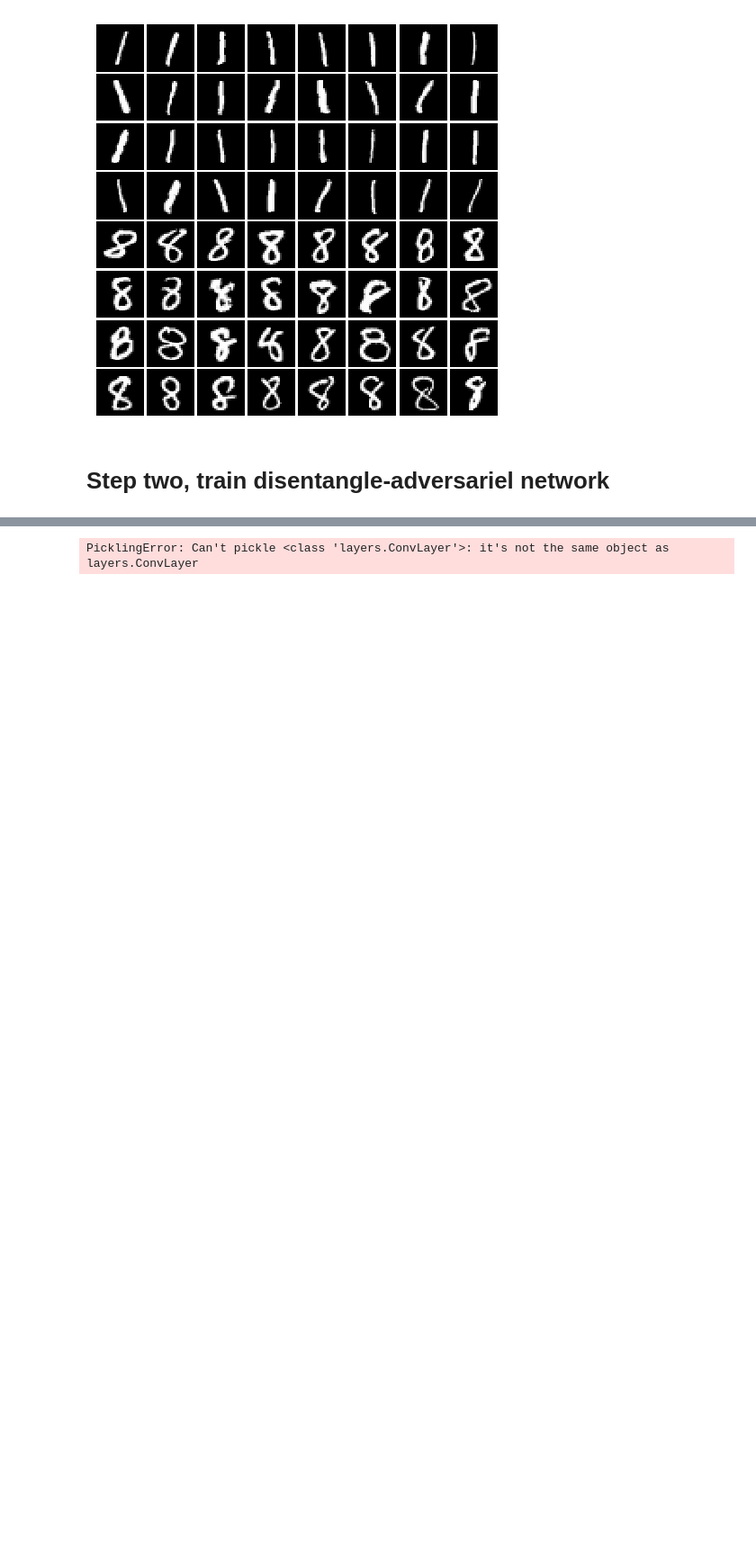
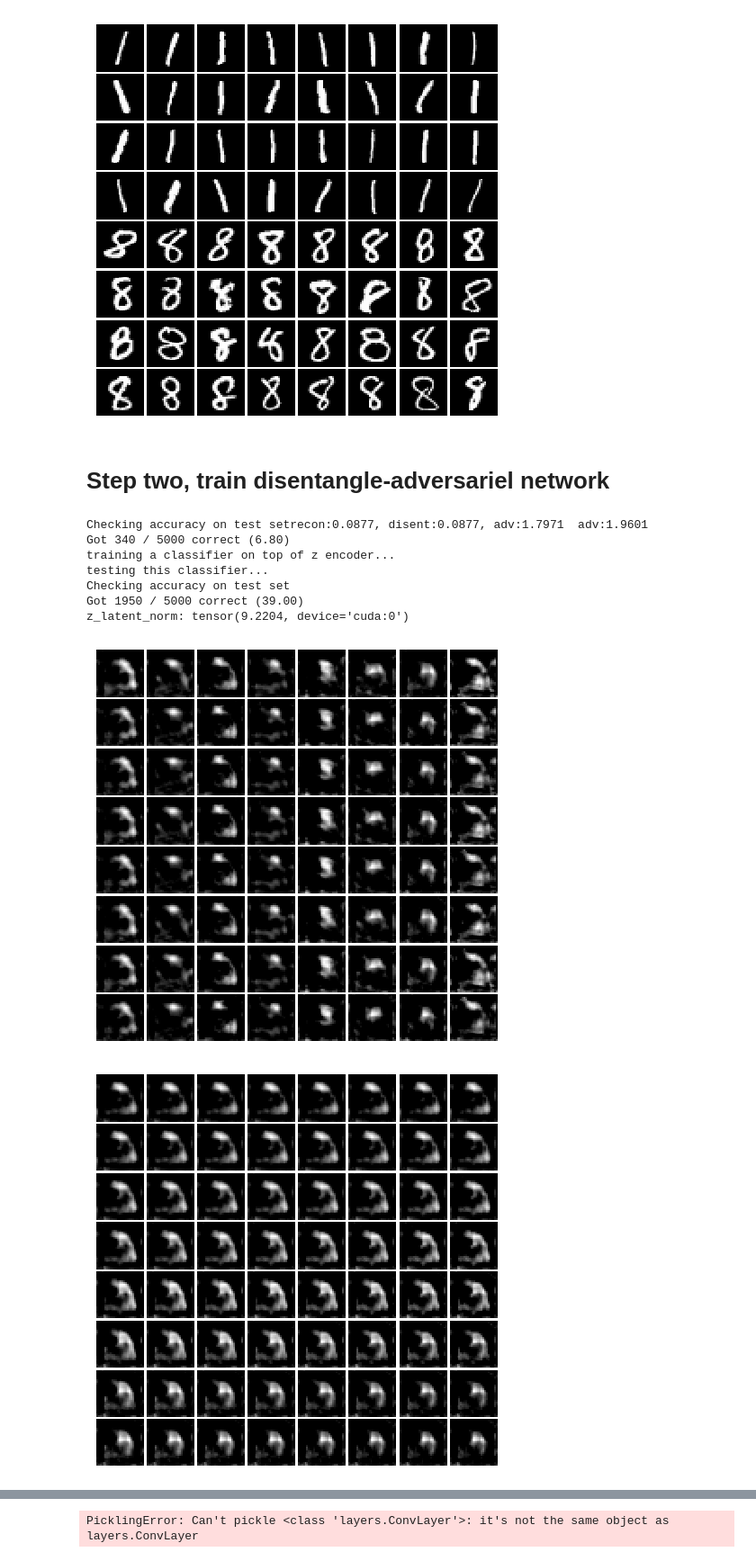
Before and after one commit to QhelDIV/Two-Step-Disentanglement-Method, a Jupyter notebook: DisAdvNet.ipynb, the cells around one changed output, grey strips where cells are left out. Shown at 90% size. Saved outputs shown, nothing was run; the diff lists cells and outputs as text; code cells hidden in the pictures; blank space fills up the shorter version.

```diff
--- a/DisAdvNet.ipynb
+++ b/DisAdvNet.ipynb
@@ -186,0 +177,11 @@ save_list = [s_enc, z_enc, sz_dec, z_adv, s_classifier]
+# %%
+def get_DisAdvSolver(loading=False,name = ''):
+    if loading==False:
+        z_enc = nets.Z_Encoder(params)
+        z_adv = nets.Z_AdvLayer(params)
+        sz_dec= nets.SZ_Decoder(params)
+        s_encoder = s_enc
+        solver = solvers.DisAdvSolver(s_encoder, z_enc, sz_dec, z_adv, dataloader, params)
+    else:
+        solver = solvers.DisAdvSolver(dloader=dataloader,params=params, loading=True,loadSuffix=name,model_name='trueTest',saving_while_training=True)
+    return solver
@@ -186,0 +190,15 @@ save_list = [s_enc, z_enc, sz_dec, z_adv, s_classifier]
+# %%
+utils.load_models(s_enc,path=var_save_path,suffix='')
+solver = get_DisAdvSolver(loading=False)
+# %%
+solver.train(10)
+# %% [output]
+Checking accuracy on test setrecon:0.0877, disent:0.0877, adv:1.7971  adv:1.9601
+Got 340 / 5000 correct (6.80)
+training a classifier on top of z encoder...
+testing this classifier...
+Checking accuracy on test set
+Got 1950 / 5000 correct (39.00)
+z_latent_norm: tensor(9.2204, device='cuda:0')
+[figure, added]
+[figure, added]
```
Also changed, not shown: parts of 11 cells of this notebook, 6 other files.
